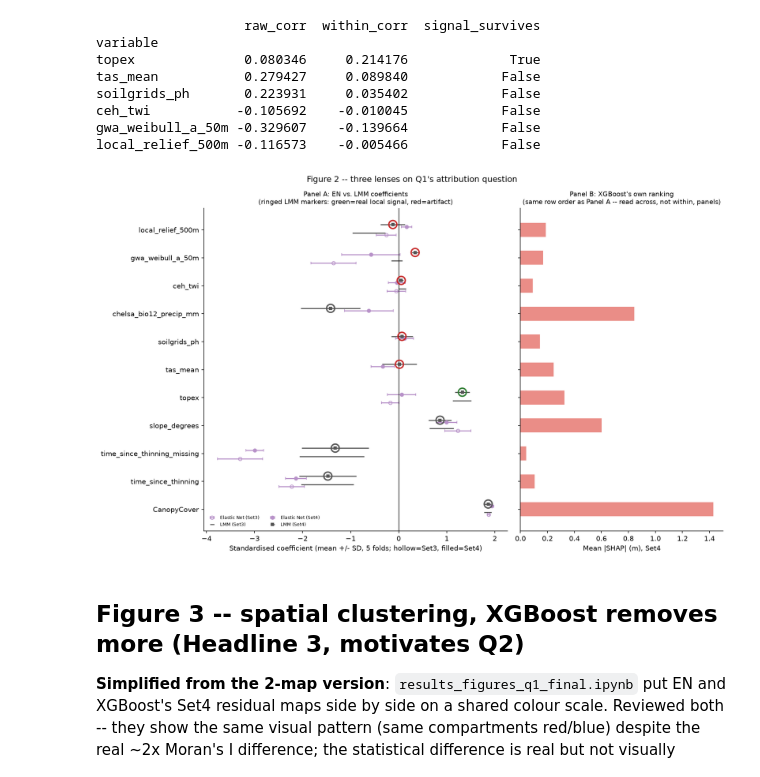
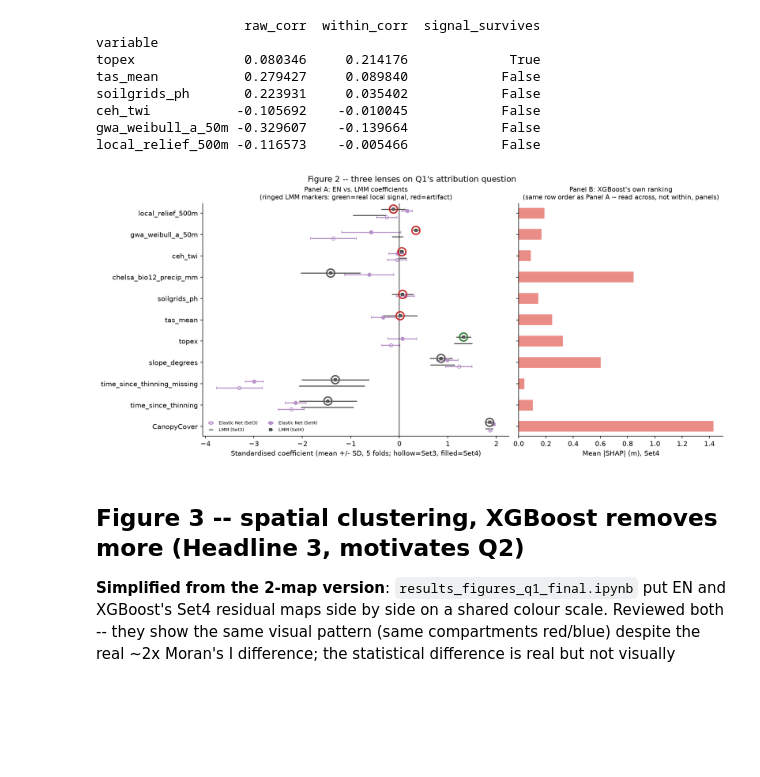
Before and after one commit to shreeyagorasia/forest_diss, a Jupyter notebook: notebooks/results_q1/results_figures_q1_selected.ipynb, the cells around one changed output. Cells and saved outputs as stored; diff of their text form; code cells hidden in the pictures; blank space fills up the shorter version.

```diff
--- a/notebooks/results_q1/results_figures_q1_selected.ipynb
+++ b/notebooks/results_q1/results_figures_q1_selected.ipynb
@@ -272,7 +278,7 @@ ceh_twi           -0.105692    -0.010045            False
 gwa_weibull_a_50m -0.329607    -0.139664            False
 local_relief_500m -0.116573    -0.005466            False
 # %%
-fig, (ax_a, ax_shap) = plt.subplots(1, 2, figsize=(13, 8), gridspec_kw={"width_ratios": [1.5, 1]}, sharey=True)
+fig, (ax_a, ax_shap) = plt.subplots(1, 2, figsize=(13, 6), gridspec_kw={"width_ratios": [1.5, 1]}, sharey=True)
 
 y_positions = np.arange(len(CURATED_VARIABLES))
 row_offsets = {"Set3": -0.15, "Set4": 0.15}
@@ -288,35 +294,36 @@ for variable in CURATED_VARIABLES:
 for set_label, panel_a_data in [("Set3", fig2_set3), ("Set4", fig2_set4)]:
     offset = row_offsets[set_label]
     ax_a.errorbar(panel_a_data["en_mean"], y_positions + offset - 0.04, xerr=panel_a_data["en_sd"],
                   fmt="o", color=COLOR_EN, markersize=5, capsize=2, fillstyle=fill_style[set_label],
                   label=f"Elastic Net ({set_label})", zorder=2)
     ax_a.errorbar(panel_a_data["nlme_mean"], y_positions + offset + 0.04, xerr=panel_a_data["nlme_sd"],
                   fmt="s", color=COLOR_NEUTRAL_EDGE, markersize=5, capsize=2, fillstyle=fill_style[set_label],
                   label=f"LMM ({set_label})", zorder=2,
                   markeredgecolor=None, markeredgewidth=0)
     if set_label == "Set4":
         for y, edge_color, variable in zip(y_positions, marker_edge_colors, CURATED_VARIABLES):
             if pd.notna(panel_a_data.loc[variable, "nlme_mean"]):
                 ax_a.scatter([panel_a_data.loc[variable, "nlme_mean"]], [y + offset + 0.04],
                              s=140, facecolors="none", edgecolors=edge_color, linewidths=2, zorder=3)
 
 ax_a.axvline(0, color="black", linewidth=0.8)
 ax_a.set_yticks(y_positions)
 ax_a.set_yticklabels(CURATED_VARIABLES, fontsize=10)
 ax_a.set_xlabel("Standardised coefficient (mean +/- SD, 5 folds; hollow=Set3, filled=Set4)")
 ax_a.set_title("Panel A: EN vs. LMM coefficients\n(ringed LMM markers: green=real local signal, red=artifact)", fontsize=9.5)
 ax_a.legend(fontsize=6.5, frameon=False, loc="lower left", ncol=2)
 
 ax_shap.barh(y_positions, shap_curated.values, height=0.5, color=COLOR_XGBOOST, alpha=0.9)
 ax_shap.set_xlabel("Mean |SHAP| (m), Set4")
 ax_shap.set_title("Panel B: XGBoost's own ranking\n(same row order as Panel A -- read across, not within, panels)", fontsize=9.5)
 
 fig.suptitle("Figure 2 -- three lenses on Q1's attribution question", fontsize=12)
-plt.tight_layout()
+ax_a.margins(y=0.02)
+plt.tight_layout(pad=0.6)
 fig.savefig(FIGURES_DIR / "q1_selected_fig2_attribution_three_lenses.png", dpi=200)
 plt.show()
 # %% [output]
-[figure, old version]
+[figure, new version]
 # %% [markdown]
 ## Figure 3 -- spatial clustering, XGBoost removes more (Headline 3, motivates Q2)
 
```
Also changed, not shown: parts of 3 cells of this notebook, 19 other files.
